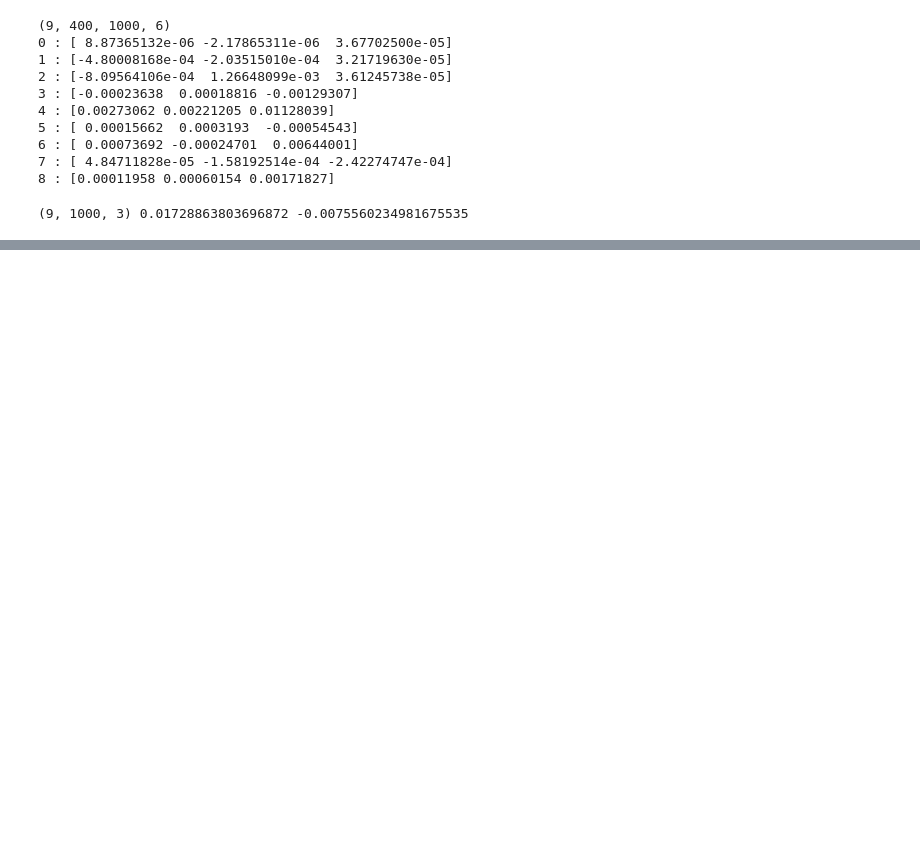
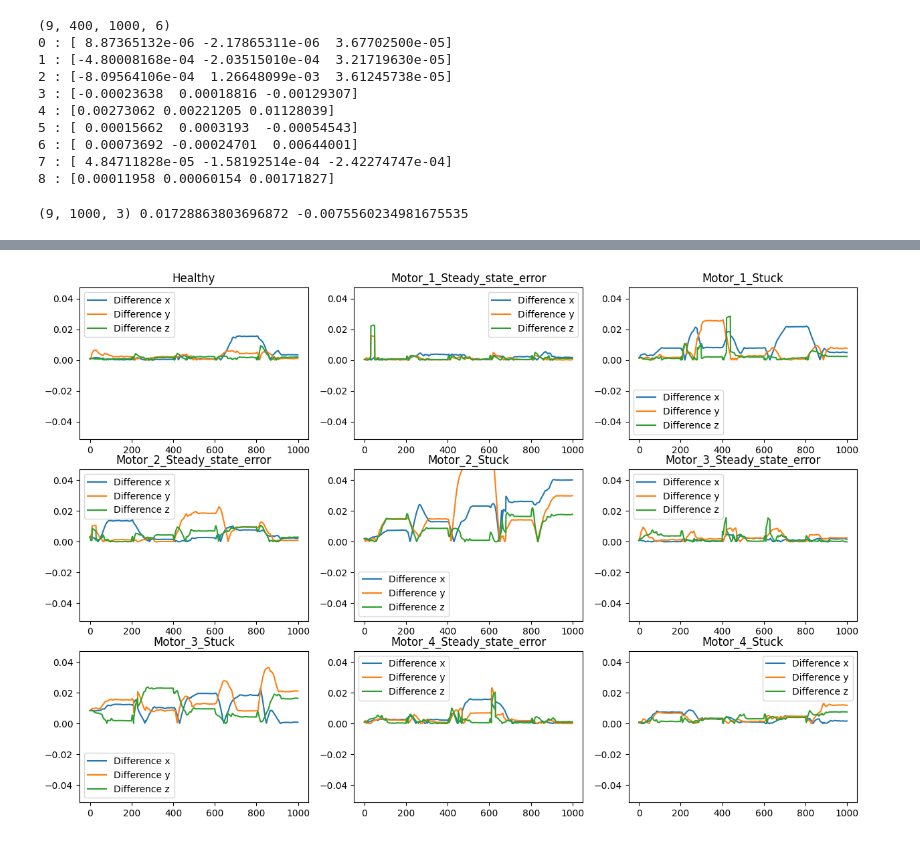
Before and after one commit to amstal/Fault-Diagnosis-Project, a Jupyter notebook: data_analysis.ipynb, the cells around one changed output, grey strips where cells are left out. Cells and saved outputs as stored; diff of their text form; code cells hidden in the pictures; blank space fills up the shorter version.

```diff
--- a/data_analysis.ipynb
+++ b/data_analysis.ipynb
@@ -54,0 +103,11 @@ plt.show()
+# %%
+fig, plots = plt.subplots(nrows=3, ncols=3, figsize=(15,10))
+for i, row in enumerate(plots):
+    for n, subplot in enumerate(row):
+        subplot.set_ylim([real_ymin, real_ymax])
+        subplot.set_title(listdirs[i*3+n])
+        subplot.plot(np.arange(1000), np.abs((averages[i*3+n,:,:] - np.average(averages[i*3+n])) - (real_averages[i*3+n,:,:] - np.average(real_averages[i*3+n]))), label=("Difference x", "Difference y", "Difference z"))
+        subplot.legend()
+plt.show()
+# %% [output]
+[figure, added]
```
Also changed, not shown: parts of 6 cells of this notebook.
